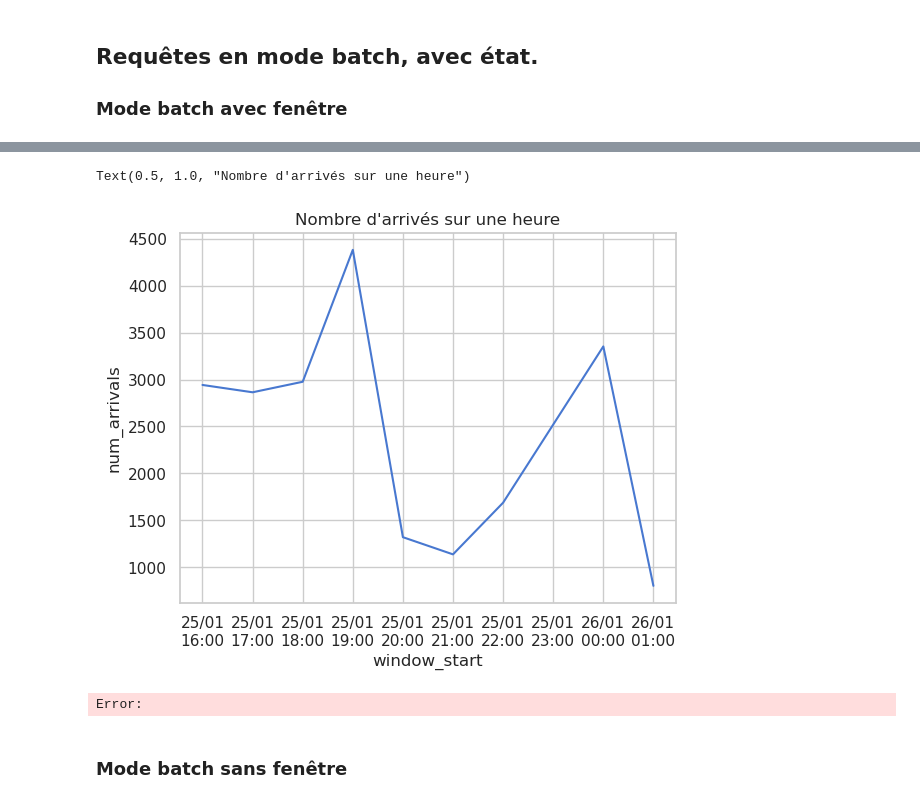
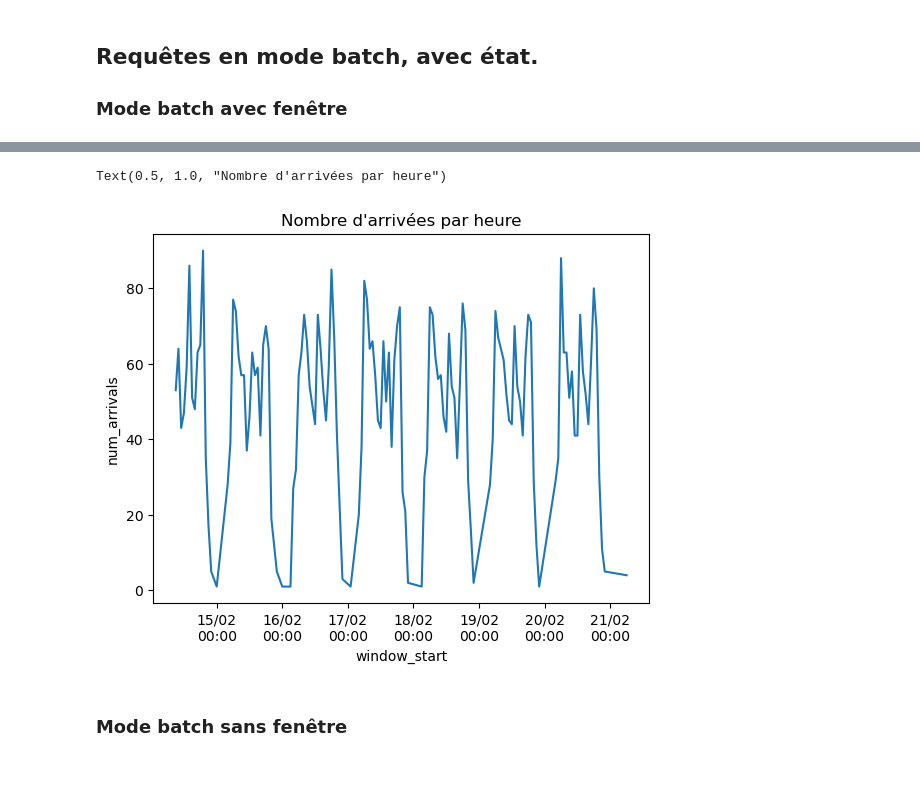
Before and after one commit to Dhoulnoun/BigData-GraphX, a Jupyter notebook: opensky-flights.ipynb, the cells around one changed output, grey strips where cells are left out. Cells and saved outputs as stored; diff of their text form; code cells hidden in the pictures; blank space fills up the shorter version.

Commit message:
Ajout du topic arrival

```diff
--- a/opensky-flights.ipynb
+++ b/opensky-flights.ipynb
@@ -85,9 +82,18 @@ Error:
 # %% [markdown]
 ## Requêtes en mode batch, avec état.
 ### Mode batch avec fenêtre
+# %%
+arrival_df = sql_context.read.format("kafka") \
+    .option("kafka.bootstrap.servers", "kafka1:9092") \
+    .option("subscribe", "opensky-arrivals") \
+    .option("startingOffsets", "earliest") \
+    .option("endingOffsets", "latest") \
+    .load()
+
+arrival_json = arrival_df.select(from_json(col("value").cast("string"), schema).alias("data")).select("data.*")
 # %%
 # Parse Kafka messages
-parsed_stream = flights_df.selectExpr("CAST(value AS STRING) AS message") \
+parsed_stream = arrival_df.selectExpr("CAST(value AS STRING) AS message") \
     .select(from_json(col("message"), schema).alias("data")) \
     .select(
         col("data.lastSeen").cast(TimestampType()).alias("ArrivalTime"),
@@ -110,5 +116,5 @@ pandas_df
 
 g = sns.lineplot(data=pandas_df, x="window_start", y="num_arrivals")
 g.xaxis.set_major_formatter(md.DateFormatter('%d/%m\n%H:%M'))
-g.set_title("Nombre d'arrivés sur une heure")
+g.set_title("Nombre d'arrivées par heure")
 # %% [output]
@@ -116,6 +122,5 @@ g.set_title("Nombre d'arrivés sur une heure")
-Text(0.5, 1.0, "Nombre d'arrivés sur une heure")
+Text(0.5, 1.0, "Nombre d'arrivées par heure")
-[figure, old version]
+[figure, new version]
-Error:
 # %% [markdown]
 ### Mode batch sans fenêtre
 # %%
```
Also changed, not shown: parts of 8 cells of this notebook, 1 other file.
